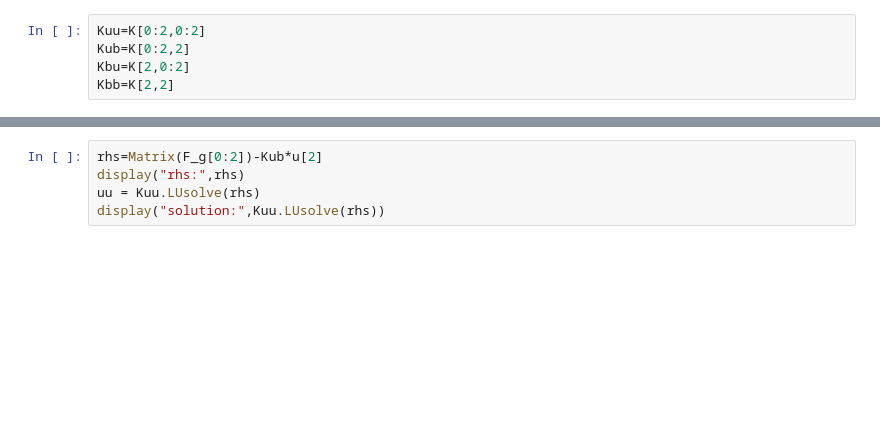
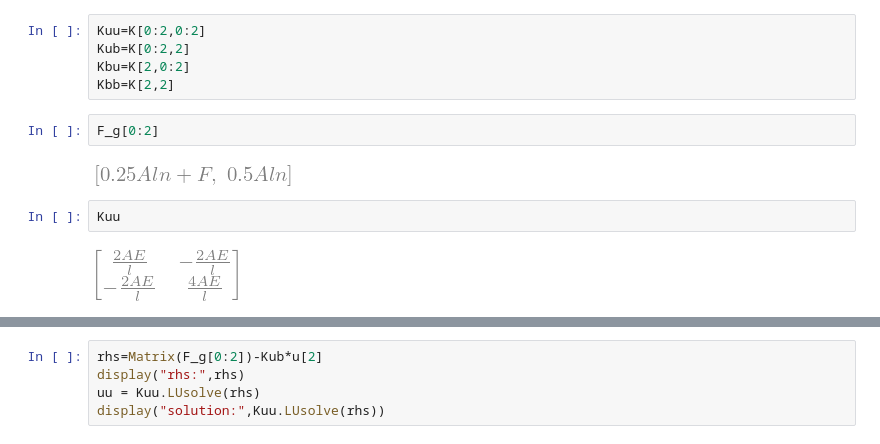
Before and after one commit to steffenbeese/FEMI_Skript, a Jupyter notebook: _sources/chapters/chapter2/Interactive_tmp.ipynb, the cells around one changed output, grey strips where cells are left out. Drawn from its saved outputs; the diff is of its cells as text; blank space fills up the shorter version.

```diff
--- a/_sources/chapters/chapter2/Interactive_tmp.ipynb
+++ b/_sources/chapters/chapter2/Interactive_tmp.ipynb
@@ -21,3 +21,11 @@ Kuu=K[0:2,0:2]
 Kub=K[0:2,2]
 Kbu=K[2,0:2]
 Kbb=K[2,2]
+# %%
+F_g[0:2]
+# %% [output]
+[figure, added]
+# %%
+Kuu
+# %% [output]
+[figure, added]
```
Also changed, not shown: parts of 1 cell of this notebook, 32 other files.
